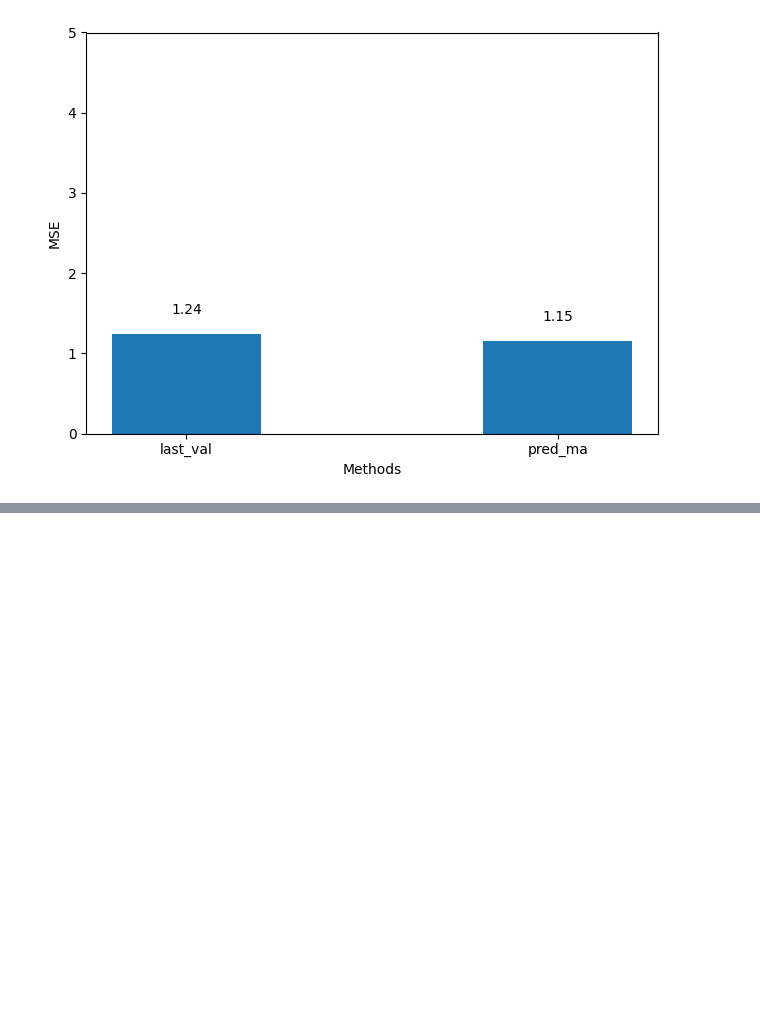
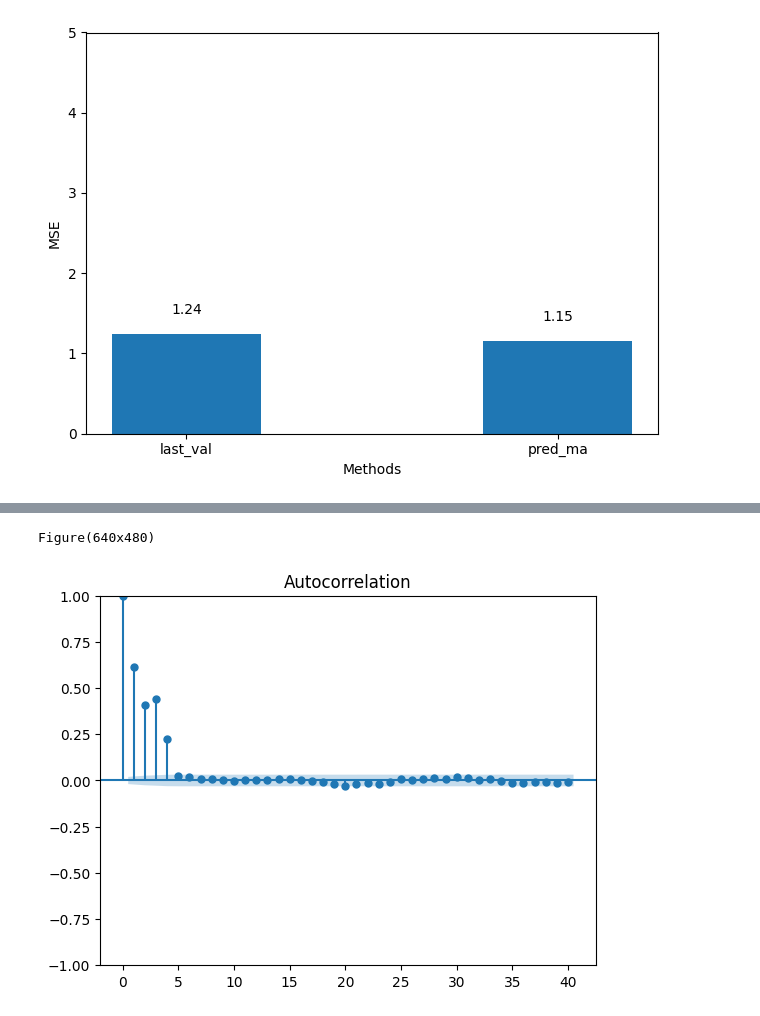
Before and after one commit to Mkranj/ts_forc_python, a Jupyter notebook: CH04/ch4_ex.ipynb, the cells around one changed output, grey strips where cells are left out. Saved outputs shown, nothing was run; the diff lists cells and outputs as text; code cells hidden in the pictures; blank space fills up the shorter version.

```diff
--- a/CH04/ch4_ex.ipynb
+++ b/CH04/ch4_ex.ipynb
@@ -330,0 +373,7 @@ plt.tight_layout()
+# %%
+# Testing for MA model
+adfuller(ma4_process)[0:2]
+print(plot_acf(ma4_process))
+# %% [output]
+Figure(640x480)
+[figure, added]
```
Also changed, not shown: parts of 13 cells of this notebook.
